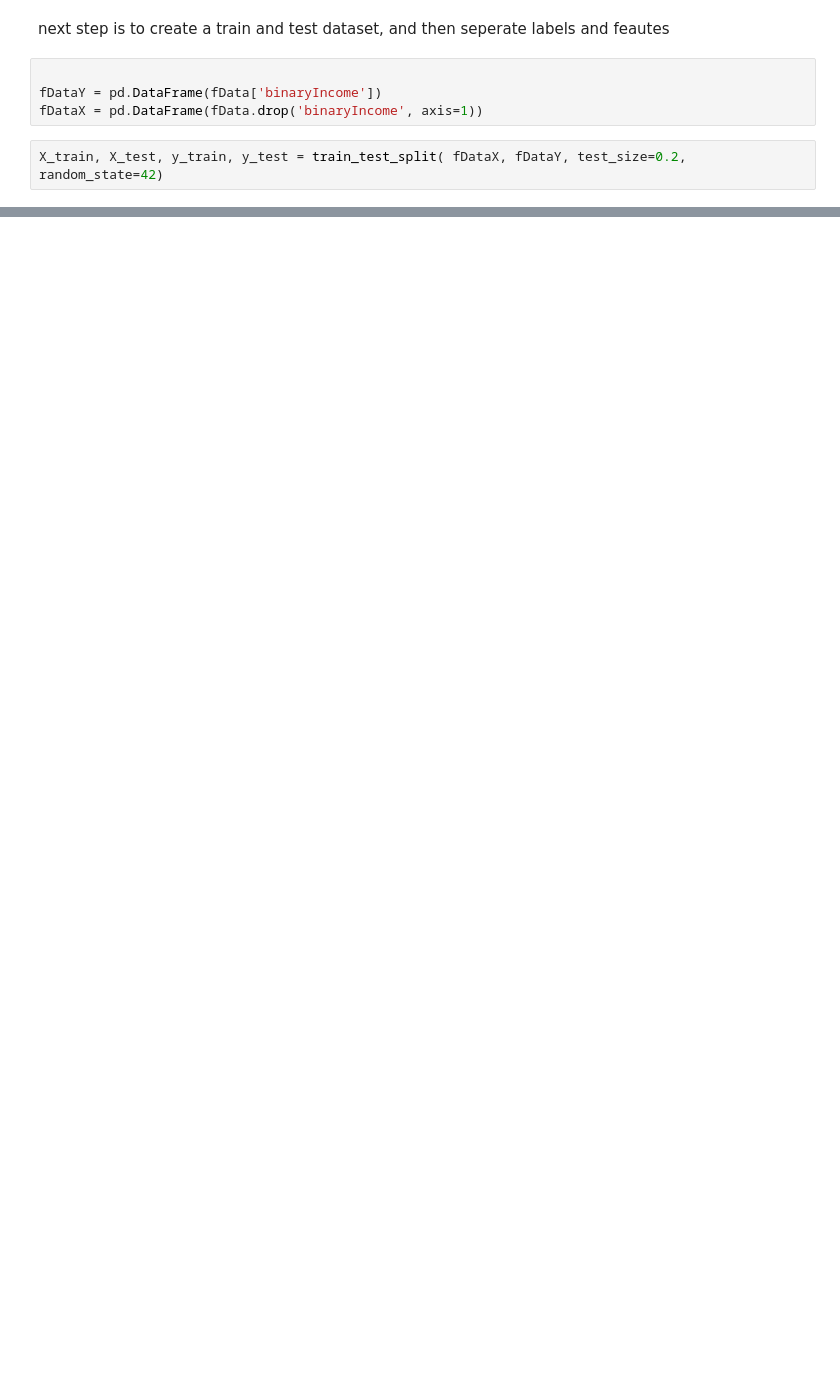
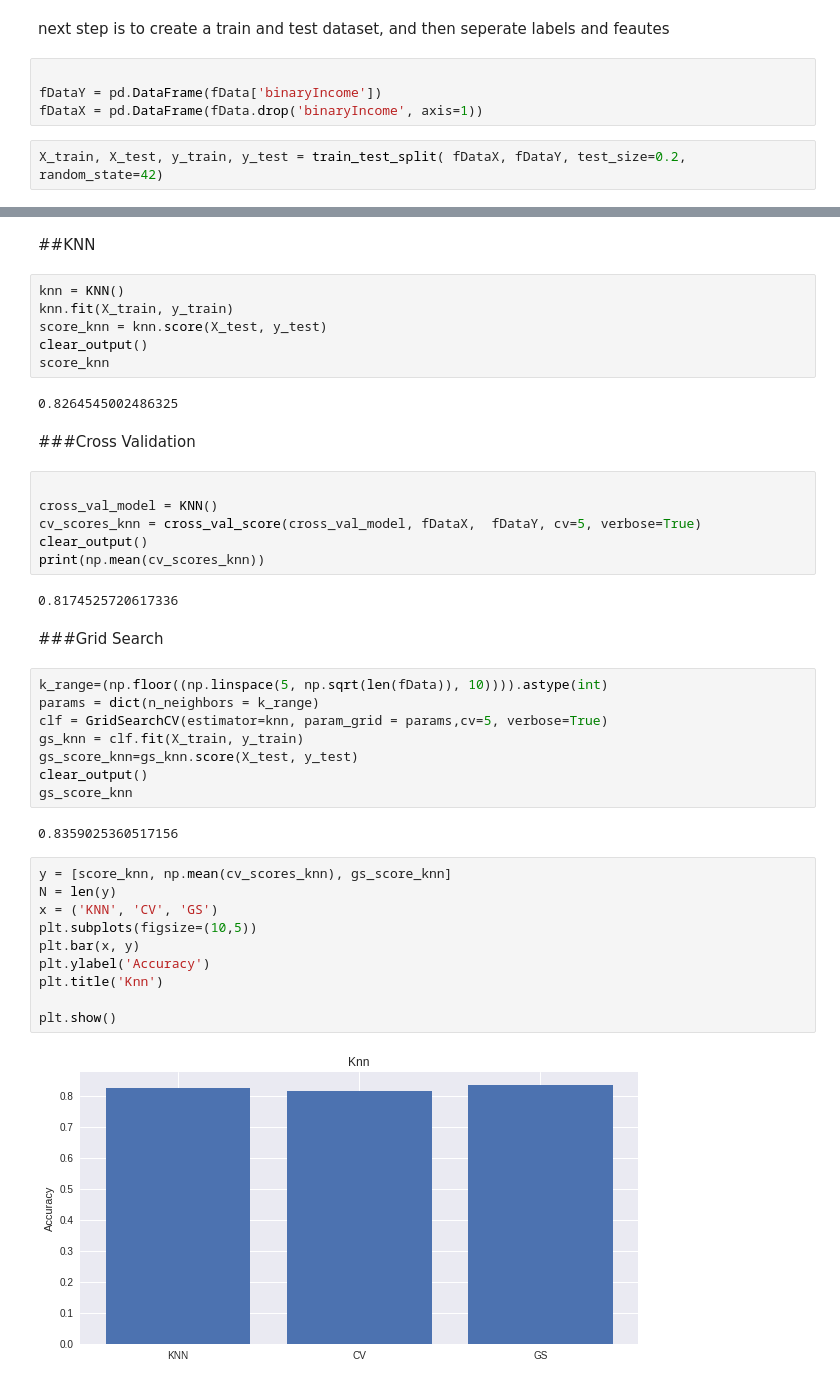
Before and after one commit to daniyal9538/GeneralProjects, a Jupyter notebook: CNG_562_HW_1_1.ipynb, the cells around one changed output, grey strips where cells are left out. Drawn from its saved outputs; the diff is of its cells as text; blank space fills up the shorter version.

```diff
--- a/CNG_562_HW_1_1.ipynb
+++ b/CNG_562_HW_1_1.ipynb
@@ -492,0 +570,44 @@ best_model.score(fDataX, fDataY)
+# %% [markdown]
+##KNN
+# %%
+knn = KNN()
+knn.fit(X_train, y_train)
+score_knn = knn.score(X_test, y_test)
+clear_output()
+score_knn
+# %% [output]
+0.8264545002486325
+# %% [markdown]
+###Cross Validation
+# %%
+
+cross_val_model = KNN()
+cv_scores_knn = cross_val_score(cross_val_model, fDataX,  fDataY, cv=5, verbose=True)
+clear_output()
+print(np.mean(cv_scores_knn))
+# %% [output]
+0.8174525720617336
+# %% [markdown]
+###Grid Search
+# %%
+k_range=(np.floor((np.linspace(5, np.sqrt(len(fData)), 10)))).astype(int)
+params = dict(n_neighbors = k_range)
+clf = GridSearchCV(estimator=knn, param_grid = params,cv=5, verbose=True)
+gs_knn = clf.fit(X_train, y_train)
+gs_score_knn=gs_knn.score(X_test, y_test)
+clear_output()
+gs_score_knn
+# %% [output]
+0.8359025360517156
+# %%
+y = [score_knn, np.mean(cv_scores_knn), gs_score_knn]
+N = len(y)
+x = ('KNN', 'CV', 'GS')
+plt.subplots(figsize=(10,5))
+plt.bar(x, y)
+plt.ylabel('Accuracy')
+plt.title('Knn')
+
+plt.show()
+# %% [output]
+[figure, added]
```
Also changed, not shown: parts of 50 cells of this notebook.
